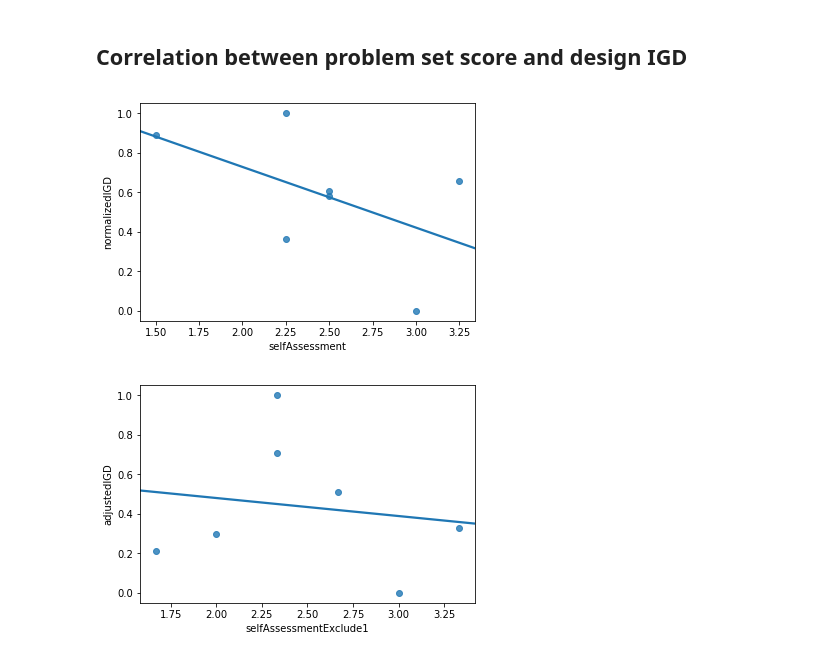
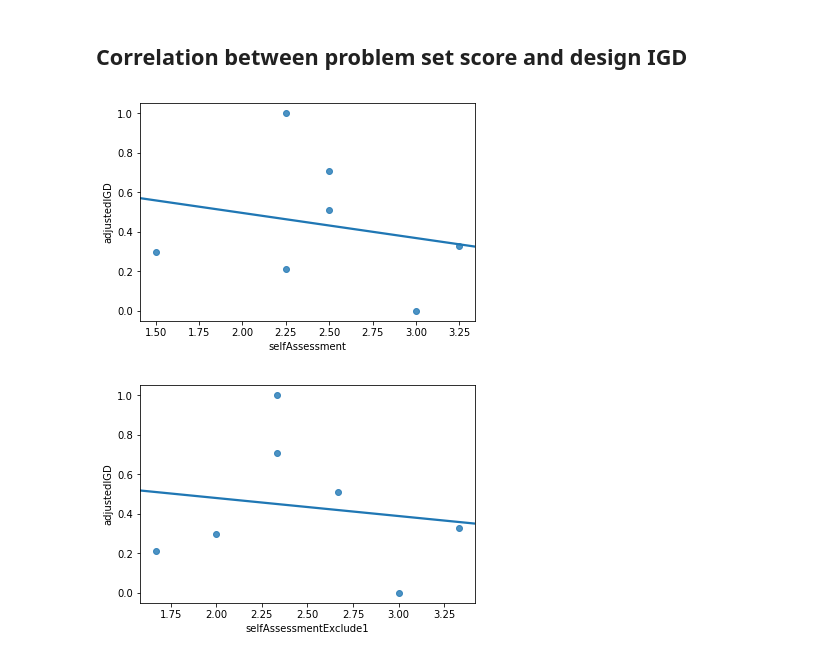
Before and after one commit to hsbang09/iFEED_experiment_result_analysis_2019, a Jupyter notebook: analysis.ipynb, the cells around one changed output. Drawn from its saved outputs; the diff is of its cells as text; code cells hidden in the pictures.

```diff
--- a/analysis.ipynb
+++ b/analysis.ipynb
@@ -49,7 +49,7 @@ s6 = resultAnalyzer.subjects[6]
 # %% [markdown]
 # Get DataFrame
 # %%
-df = resultAnalyzer.getDataFrame(excludeHV=False)
+df = resultAnalyzer.getDataFrame(excludeHV=False, adjustIGDUsingEntropy=False)
 df
 # %% [output]
 |  | id | condition | type | fcl | fpwc | dcl | dpwc | FScore | DScore | PScore | ... | ... |
@@ -649,9 +649,9 @@ Warnings:
 # %% [markdown]
 ## Correlation between problem set score and design IGD
 # %%
-sns.regplot(x="selfAssessment", y="normalizedIGD", data=df, ci=None);
+sns.regplot(x="selfAssessment", y="adjustedIGD", data=df, ci=None);
 # %% [output]
-[figure, old version]
+[figure, new version]
 # %%
 sns.regplot(x="selfAssessmentExclude1", y="adjustedIGD", data=df, ci=None);
 # %% [output]
```
Also changed, not shown: parts of 40 cells of this notebook, 2 other files.
